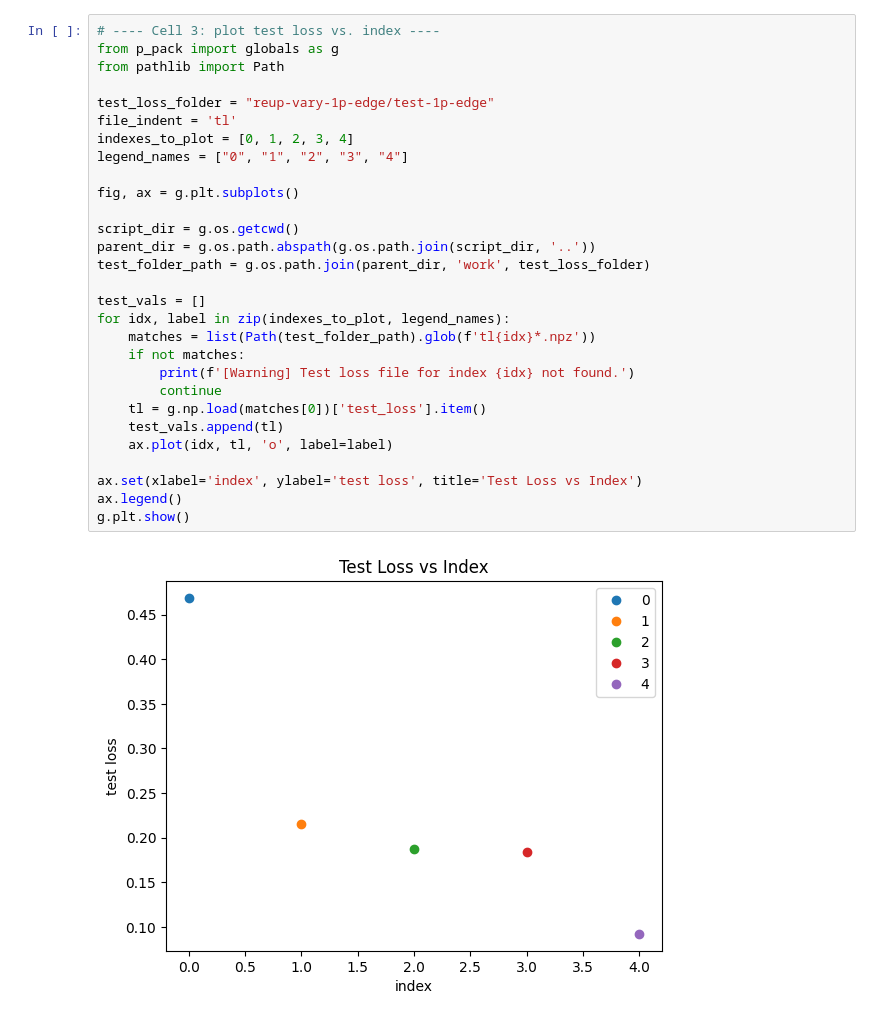
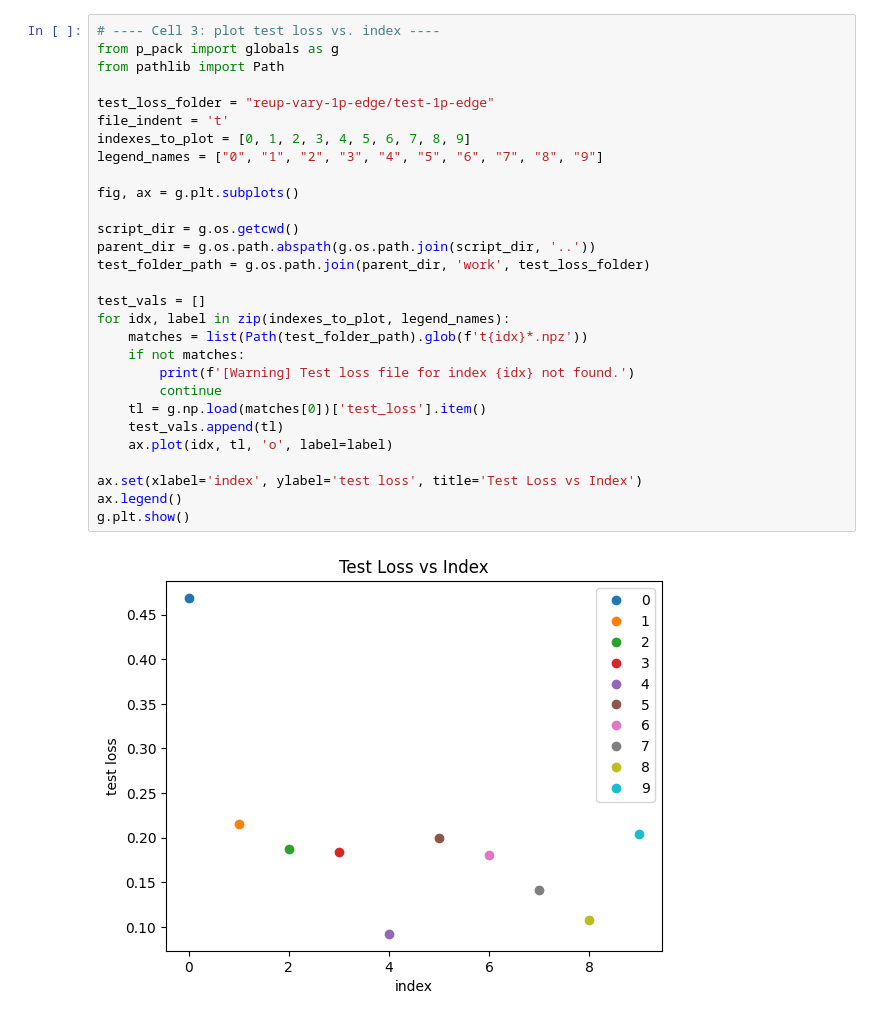
Before and after one commit to 01000111r/photon-net, a Jupyter notebook: plots.ipynb, the cells around one changed output. Saved outputs shown, nothing was run; the diff lists cells and outputs as text.

```diff
--- a/plots.ipynb
+++ b/plots.ipynb
@@ -212,31 +222,31 @@ g.plt.show()
 # %%
 # ---- Cell 3: plot test loss vs. index ----
 from p_pack import globals as g
 from pathlib import Path
 
 test_loss_folder = "reup-vary-1p-edge/test-1p-edge"
-file_indent = 'tl'
-indexes_to_plot = [0, 1, 2, 3, 4]
-legend_names = ["0", "1", "2", "3", "4"]
+file_indent = 't'
+indexes_to_plot = [0, 1, 2, 3, 4, 5, 6, 7, 8, 9]
+legend_names = ["0", "1", "2", "3", "4", "5", "6", "7", "8", "9"]
 
 fig, ax = g.plt.subplots()
 
 script_dir = g.os.getcwd()
 parent_dir = g.os.path.abspath(g.os.path.join(script_dir, '..'))
 test_folder_path = g.os.path.join(parent_dir, 'work', test_loss_folder)
 
 test_vals = []
 for idx, label in zip(indexes_to_plot, legend_names):
-    matches = list(Path(test_folder_path).glob(f'tl{idx}*.npz'))
+    matches = list(Path(test_folder_path).glob(f't{idx}*.npz'))
     if not matches:
         print(f'[Warning] Test loss file for index {idx} not found.')
         continue
     tl = g.np.load(matches[0])['test_loss'].item()
     test_vals.append(tl)
     ax.plot(idx, tl, 'o', label=label)
 
 ax.set(xlabel='index', ylabel='test loss', title='Test Loss vs Index')
 ax.legend()
 g.plt.show()
 # %% [output]
-[figure, old version]
+[figure, new version]
```
Also changed, not shown: parts of 4 cells of this notebook, 48 other files.
